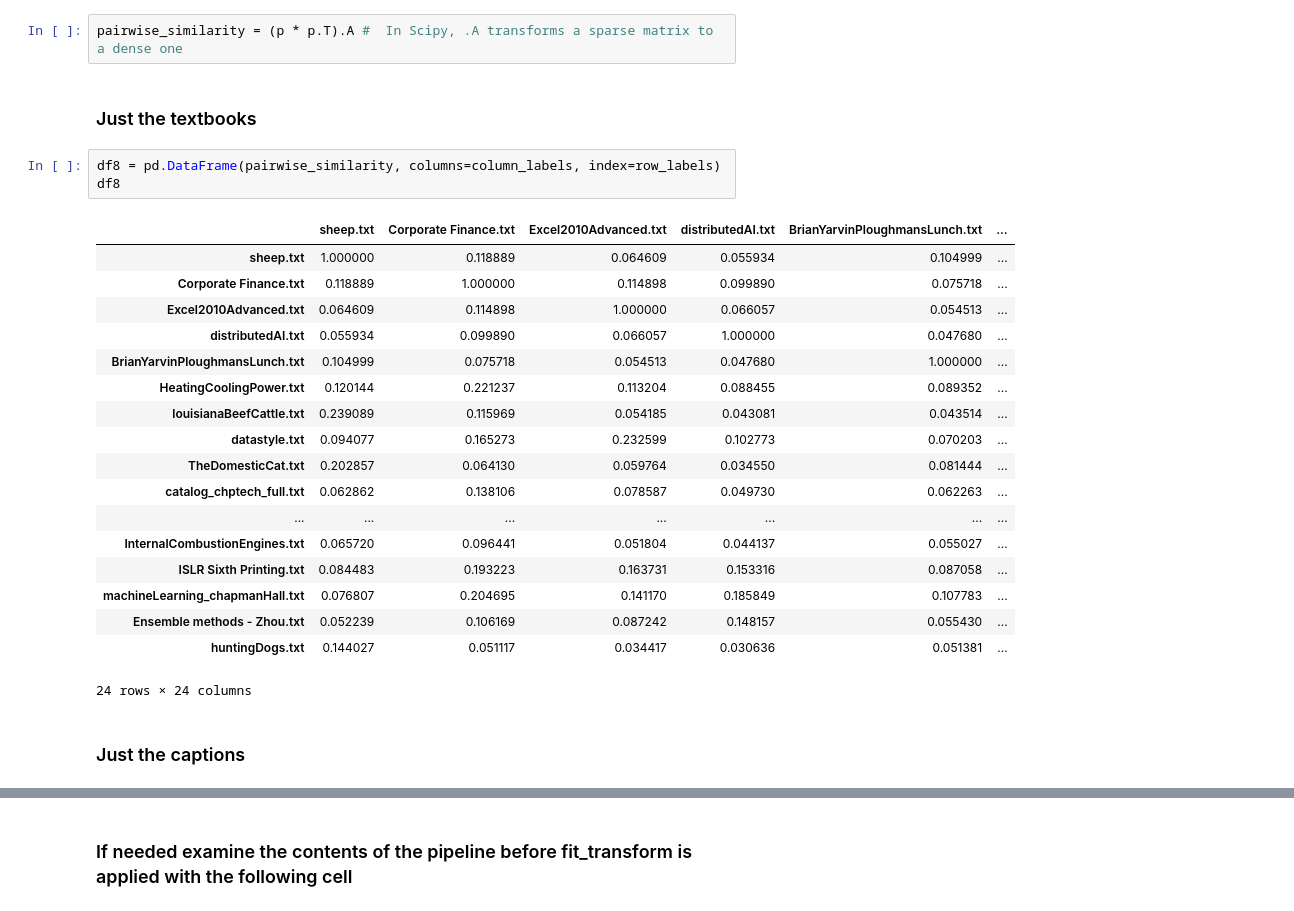
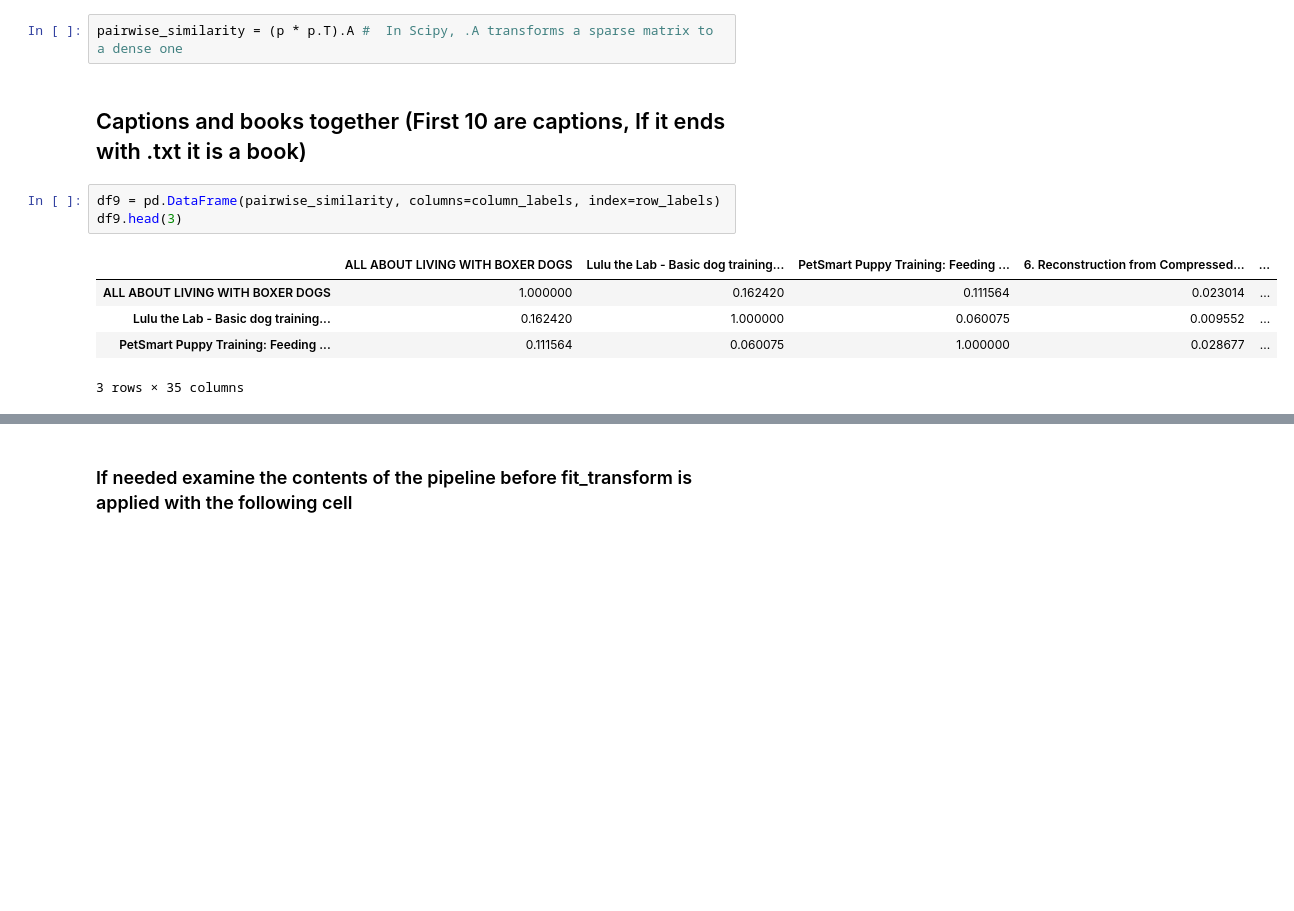
Before and after one commit to aktivkohle/youtube-curation, a Jupyter notebook: notebooks/TextbooksAndCaptions_Similarity.ipynb, the cells around one changed output, grey strips where cells are left out. Saved outputs shown, nothing was run; the diff lists cells and outputs as text; blank space fills up the shorter version.

```diff
--- a/notebooks/TextbooksAndCaptions_Similarity.ipynb
+++ b/notebooks/TextbooksAndCaptions_Similarity.ipynb
@@ -248,29 +248,14 @@ p = pipe.fit_transform(documents)   # takes 20 min with ~10 textbooks!
 ## Apply the transformation to the term document matrix to compute similarity between all pairs
 # %%
 pairwise_similarity = (p * p.T).A #  In Scipy, .A transforms a sparse matrix to a dense one
-# %% [markdown]
-### Just the textbooks
+# %% [markdown]
+## Captions and books together (First 10 are captions, If it ends with .txt it is a book)
 # %%
-df8 = pd.DataFrame(pairwise_similarity, columns=column_labels, index=row_labels)
-df8
+df9 = pd.DataFrame(pairwise_similarity, columns=column_labels, index=row_labels)
+df9.head(3)
 # %% [output]
-|  | sheep.txt | Corporate Finance.txt | Excel2010Advanced.txt | distributedAI.txt | BrianYarvinPloughmansLunch.txt | ... |
-| sheep.txt | 1.000000 | 0.118889 | 0.064609 | 0.055934 | 0.104999 | ... |
-| Corporate Finance.txt | 0.118889 | 1.000000 | 0.114898 | 0.099890 | 0.075718 | ... |
-| Excel2010Advanced.txt | 0.064609 | 0.114898 | 1.000000 | 0.066057 | 0.054513 | ... |
-| distributedAI.txt | 0.055934 | 0.099890 | 0.066057 | 1.000000 | 0.047680 | ... |
-| BrianYarvinPloughmansLunch.txt | 0.104999 | 0.075718 | 0.054513 | 0.047680 | 1.000000 | ... |
-| HeatingCoolingPower.txt | 0.120144 | 0.221237 | 0.113204 | 0.088455 | 0.089352 | ... |
-| louisianaBeefCattle.txt | 0.239089 | 0.115969 | 0.054185 | 0.043081 | 0.043514 | ... |
-| datastyle.txt | 0.094077 | 0.165273 | 0.232599 | 0.102773 | 0.070203 | ... |
-| TheDomesticCat.txt | 0.202857 | 0.064130 | 0.059764 | 0.034550 | 0.081444 | ... |
-| catalog_chptech_full.txt | 0.062862 | 0.138106 | 0.078587 | 0.049730 | 0.062263 | ... |
-| ... | ... | ... | ... | ... | ... | ... |
-| InternalCombustionEngines.txt | 0.065720 | 0.096441 | 0.051804 | 0.044137 | 0.055027 | ... |
-| ISLR Sixth Printing.txt | 0.084483 | 0.193223 | 0.163731 | 0.153316 | 0.087058 | ... |
-| machineLearning_chapmanHall.txt | 0.076807 | 0.204695 | 0.141170 | 0.185849 | 0.107783 | ... |
-| Ensemble methods - Zhou.txt | 0.052239 | 0.106169 | 0.087242 | 0.148157 | 0.055430 | ... |
-| huntingDogs.txt | 0.144027 | 0.051117 | 0.034417 | 0.030636 | 0.051381 | ... |
+|  | ALL ABOUT LIVING WITH BOXER DOGS | Lulu the Lab - Basic dog training... | PetSmart Puppy Training: Feeding ... | 6. Reconstruction from Compressed... | ... |
+| ALL ABOUT LIVING WITH BOXER DOGS | 1.000000 | 0.162420 | 0.111564 | 0.023014 | ... |
+| Lulu the Lab - Basic dog training... | 0.162420 | 1.000000 | 0.060075 | 0.009552 | ... |
+| PetSmart Puppy Training: Feeding ... | 0.111564 | 0.060075 | 1.000000 | 0.028677 | ... |
-24 rows × 24 columns
+3 rows × 35 columns
-# %% [markdown]
-### Just the captions
```
Also changed, not shown: parts of 10 cells of this notebook.
